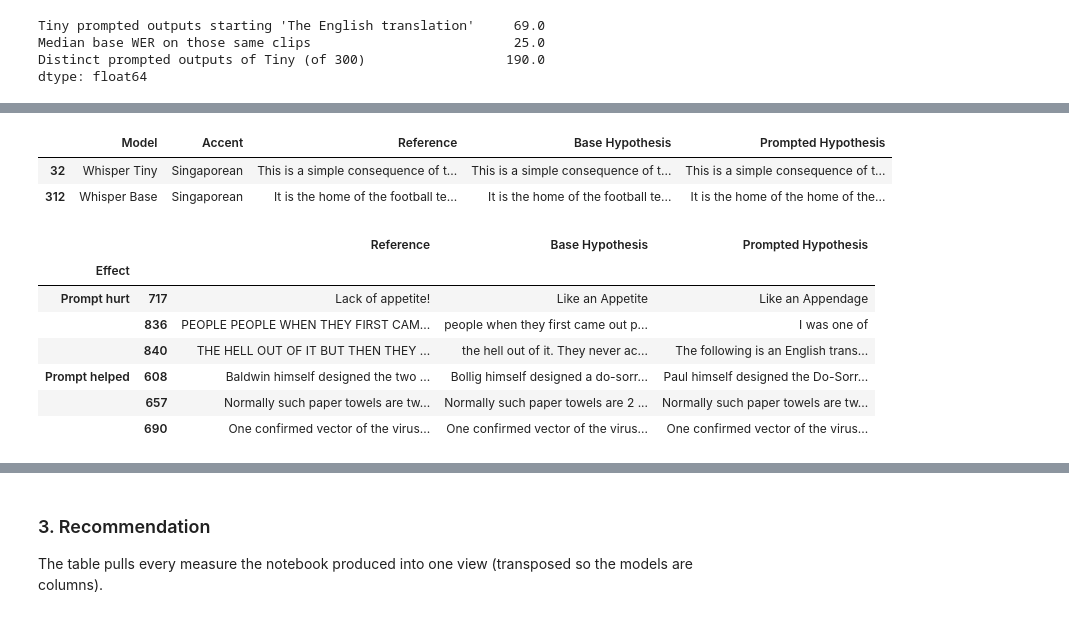
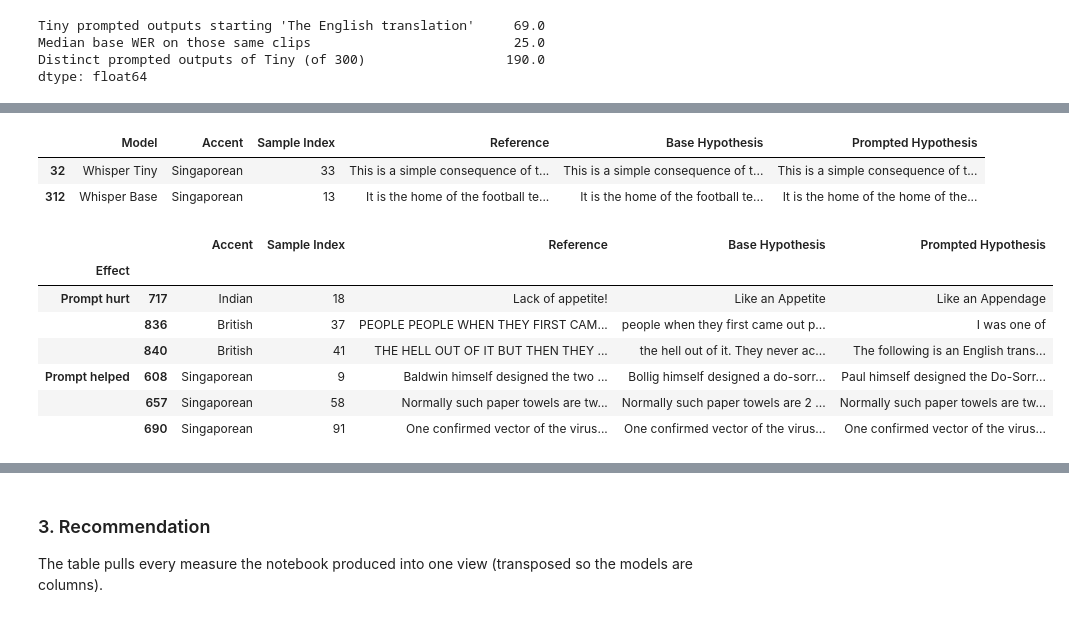
Before and after one commit to finnlimjc/AI-Systems-Evaluation, a Jupyter notebook: notebooks/results_analysis.ipynb, the cells around one changed output, grey strips where cells are left out. Drawn from its saved outputs; the diff is of its cells as text; code cells hidden in the pictures.

```diff
--- a/notebooks/results_analysis.ipynb
+++ b/notebooks/results_analysis.ipynb
@@ -350,25 +426,25 @@ dtype: float64
 # %%
 broke = df_accent[(df_accent["Base WER (%)"] == 0) & (df_accent["Prompted WER (%)"] > 100)].groupby("Model").head(1)
 broke = broke.assign(**{"Prompted Hypothesis": broke["Prompted Hypothesis"].str[:150] + "..."})
-broke[["Model", "Accent", "Reference", "Base Hypothesis", "Prompted Hypothesis"]]
+broke[["Model", "Accent", "Sample Index", "Reference", "Base Hypothesis", "Prompted Hypothesis"]]
 # %% [output]
-|  | Model | Accent | Reference | Base Hypothesis | Prompted Hypothesis |
-| 32 | Whisper Tiny | Singaporean | This is a simple consequence of t... | This is a simple consequence of t... | This is a simple consequence of t... |
-| 312 | Whisper Base | Singaporean | It is the home of the football te... | It is the home of the football te... | It is the home of the home of the... |
+|  | Model | Accent | Sample Index | Reference | Base Hypothesis | Prompted Hypothesis |
+| 32 | Whisper Tiny | Singaporean | 33 | This is a simple consequence of t... | This is a simple consequence of t... | This is a simple consequence of t... |
+| 312 | Whisper Base | Singaporean | 13 | It is the home of the football te... | It is the home of the football te... | It is the home of the home of the... |
 # %%
 large = df_accent[df_accent["Model"] == "Whisper Large-v3"]
-worse = large[large["Prompted WER (%)"] > large["Base WER (%)"] + 30]
+worse = large[large["Prompted WER (%)"] > large["Base WER (%)"] + 30] # Arbitrary values for a quick check
 better = large[large["Prompted WER (%)"] < large["Base WER (%)"] - 15]
-pd.concat({"Prompt hurt": worse.head(3), "Prompt helped": better.head(3)}, names=["Effect"])[["Reference", "Base Hypothesis", "Prompted Hypothesis"]]
+pd.concat({"Prompt hurt": worse.head(3), "Prompt helped": better.head(3)}, names=["Effect"])[["Accent", "Sample Index", "Reference", "Base Hypothesis", "Prompted Hypothesis"]]
 # %% [output]
-|  |  | Reference | Base Hypothesis | Prompted Hypothesis |
-| Effect |  |  |  |  |
-| Prompt hurt | 717 | Lack of appetite! | Like an Appetite | Like an Appendage |
-|  | 836 | PEOPLE PEOPLE WHEN THEY FIRST CAM... | people when they first came out p... | I was one of |
-|  | 840 | THE HELL OUT OF IT BUT THEN THEY ... | the hell out of it. They never ac... | The following is an English trans... |
-| Prompt helped | 608 | Baldwin himself designed the two ... | Bollig himself designed a do-sorr... | Paul himself designed the Do-Sorr... |
-|  | 657 | Normally such paper towels are tw... | Normally such paper towels are 2 ... | Normally such paper towels are tw... |
-|  | 690 | One confirmed vector of the virus... | One confirmed vector of the virus... | One confirmed vector of the virus... |
+|  |  | Accent | Sample Index | Reference | Base Hypothesis | Prompted Hypothesis |
+| Effect |  |  |  |  |  |  |
+| Prompt hurt | 717 | Indian | 18 | Lack of appetite! | Like an Appetite | Like an Appendage |
+|  | 836 | British | 37 | PEOPLE PEOPLE WHEN THEY FIRST CAM... | people when they first came out p... | I was one of |
+|  | 840 | British | 41 | THE HELL OUT OF IT BUT THEN THEY ... | the hell out of it. They never ac... | The following is an English trans... |
+| Prompt helped | 608 | Singaporean | 9 | Baldwin himself designed the two ... | Bollig himself designed a do-sorr... | Paul himself designed the Do-Sorr... |
+|  | 657 | Singaporean | 58 | Normally such paper towels are tw... | Normally such paper towels are 2 ... | Normally such paper towels are tw... |
+|  | 690 | Singaporean | 91 | One confirmed vector of the virus... | One confirmed vector of the virus... | One confirmed vector of the virus... |
 # %% [markdown]
 **Evidence from the outputs**
 
```
Also changed, not shown: parts of 34 cells of this notebook, 2 other files.
